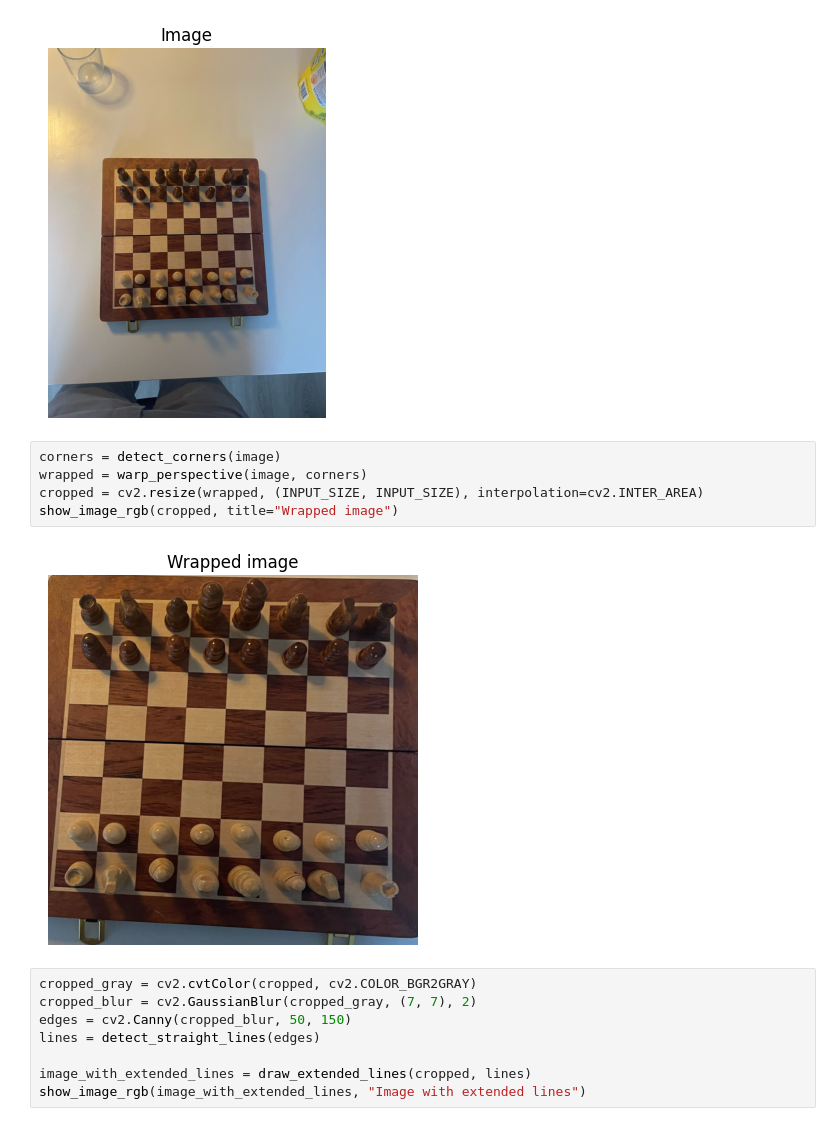
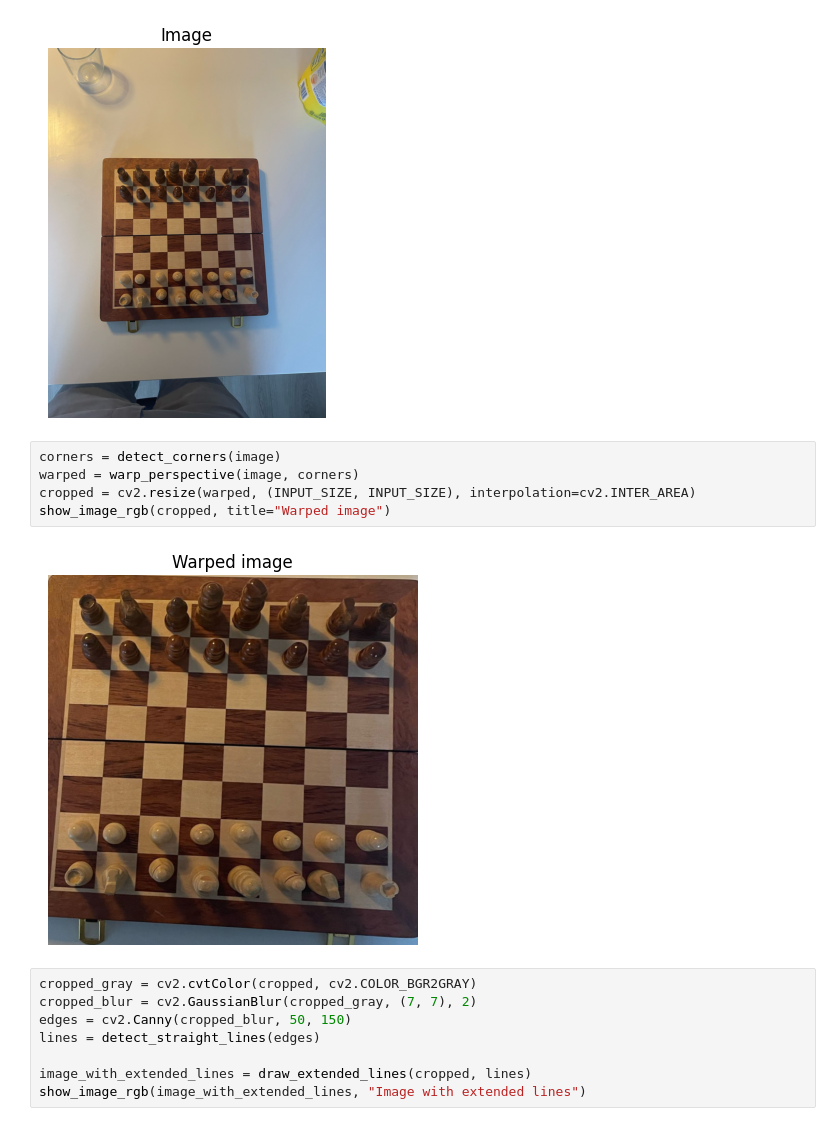
Before and after one commit to louislhotte/chess-computer-vision, a Jupyter notebook: app_v2.ipynb, the cells around one changed output. Saved outputs shown, nothing was run; the diff lists cells and outputs as text.

```diff
--- a/app_v2.ipynb
+++ b/app_v2.ipynb
@@ -398,11 +659,11 @@ show_image_rgb(image, title="Image")
 [figure]
 # %%
 corners = detect_corners(image)
-wrapped = warp_perspective(image, corners)
-cropped = cv2.resize(wrapped, (INPUT_SIZE, INPUT_SIZE), interpolation=cv2.INTER_AREA)
-show_image_rgb(cropped, title="Wrapped image")
+warped = warp_perspective(image, corners)
+cropped = cv2.resize(warped, (INPUT_SIZE, INPUT_SIZE), interpolation=cv2.INTER_AREA)
+show_image_rgb(cropped, title="Warped image")
 # %% [output]
-[figure, old version]
+[figure, new version]
 # %%
 cropped_gray = cv2.cvtColor(cropped, cv2.COLOR_BGR2GRAY)
 cropped_blur = cv2.GaussianBlur(cropped_gray, (7, 7), 2)
```
Also changed, not shown: parts of 15 cells of this notebook.
